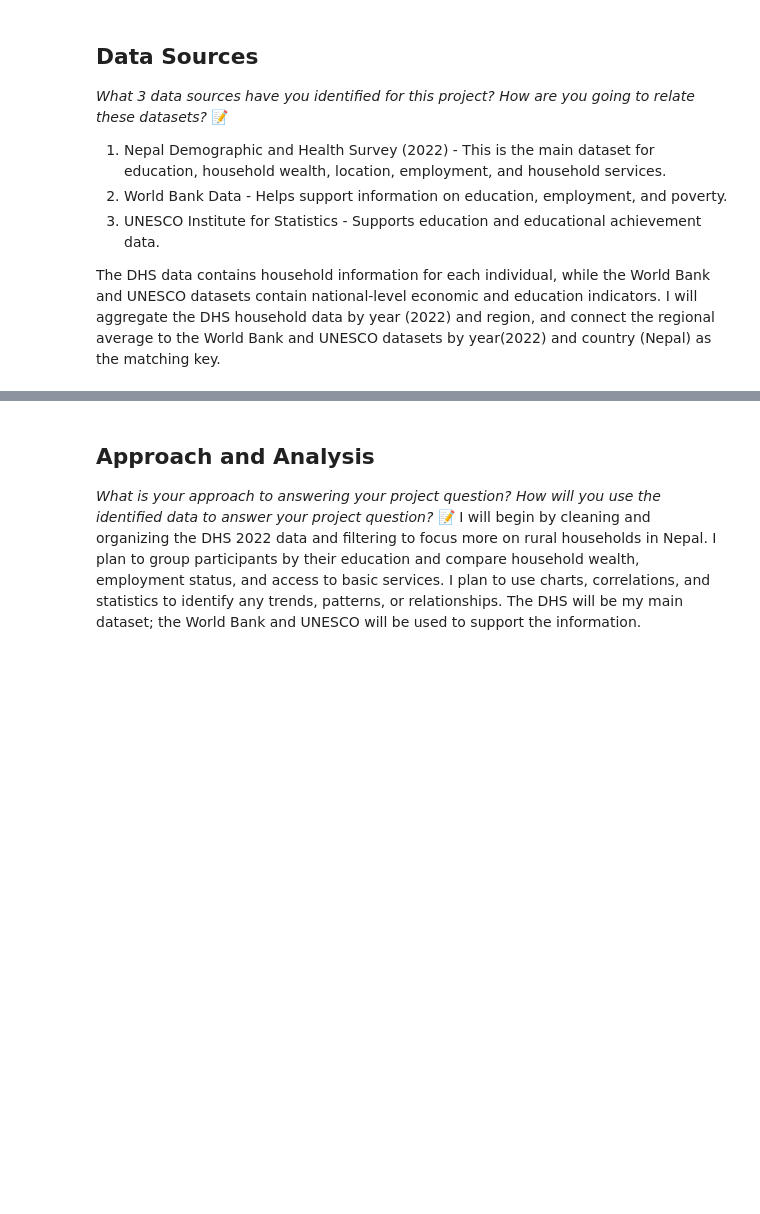
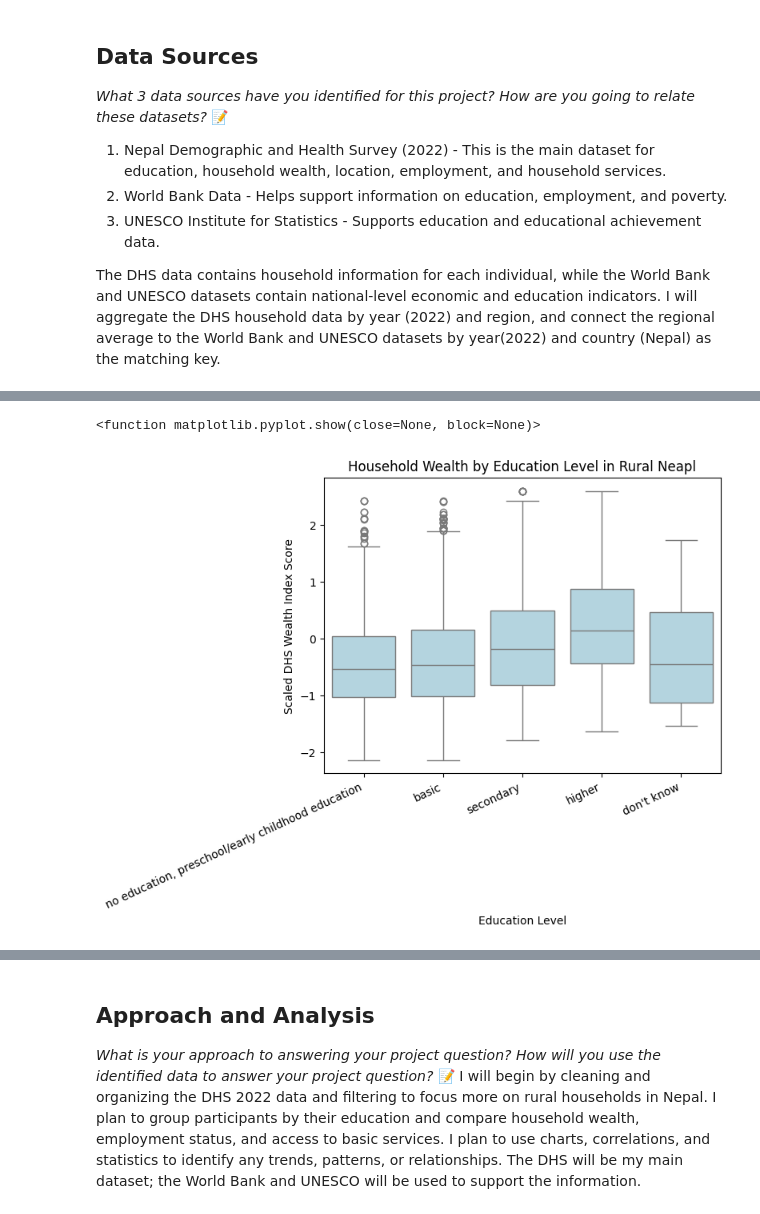
Before and after one commit to IT4063C-Fall2026/data-tech-analytics-final-project-reshikagg, a Jupyter notebook: source.ipynb, the cells around one changed output, grey strips where cells are left out. Drawn from its saved outputs; the diff is of its cells as text; code cells hidden in the pictures; blank space fills up the shorter version.

```diff
--- a/source.ipynb
+++ b/source.ipynb
@@ -93,0 +404,25 @@ Note: you may need to restart the kernel to use updated packages.
+# %%
+# Visualization 2: Household Wealth by Education Level
+
+wealth_plot_df=rural_eda[
+    rural_eda["education_level"].notna()
+    & rural_eda["wealth_index_score_scaled"].notna()
+].copy()
+
+plt.Figure(figsize=(11,6))
+sns.boxplot(
+    data=wealth_plot_df,
+    x="education_level",
+    y="wealth_index_score_scaled",
+    color="lightblue"
+)
+
+plt.title("Household Wealth by Education Level in Rural Neapl")
+plt.xlabel("Education Level")
+plt.ylabel("Scaled DHS Wealth Index Score")
+plt.xticks(rotation=25, ha="right")
+plt.tight_layout
+plt.show
+# %% [output]
+<function matplotlib.pyplot.show(close=None, block=None)>
+[figure, added]
```
Also changed, not shown: parts of 23 cells of this notebook.
